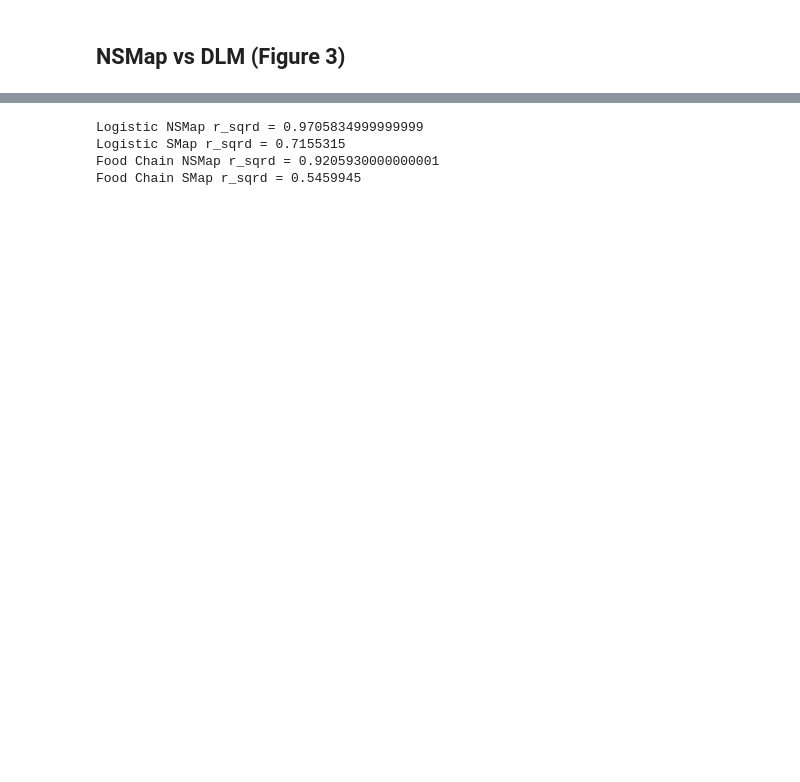
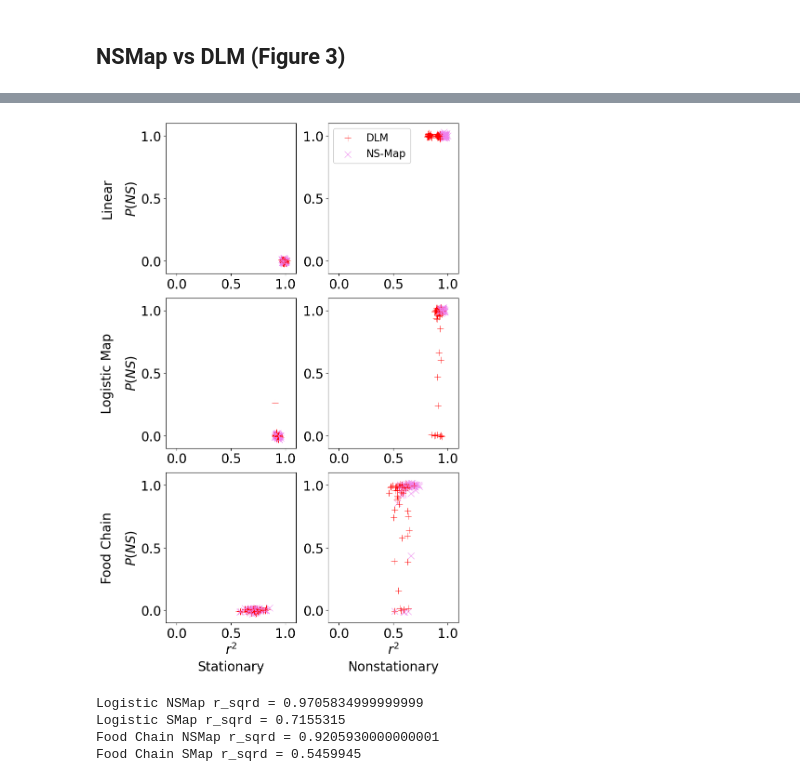
Before and after one commit to kenflat2/NS-Map, a Jupyter notebook: experiments/simulated_round_1/plot_round1_results.ipynb, the cells around one changed output, grey strips where cells are left out. Saved outputs shown, nothing was run; the diff lists cells and outputs as text; code cells hidden in the pictures; blank space fills up the shorter version.

```diff
--- a/experiments/simulated_round_1/plot_round1_results.ipynb
+++ b/experiments/simulated_round_1/plot_round1_results.ipynb
@@ -369,0 +324,79 @@ plt.tight_layout()
+# %%
+import seaborn as sns
+from scipy.stats import gaussian_kde
+from mpl_toolkits.axes_grid1 import make_axes_locatable
+vfig, vax = plt.subplots(3,2,figsize=(8,12))
+B = 40
+size = 1e2  # Make points much smaller
+fontsize_axis = 20
+fontsize_ticks = 20
+fontsize_text = 20
+
+text_padding_y = -0.4
+text_padding_x = -0.25
+
+marginal_kde_bandwidth = 1e0
+
+dithering = lambda : rand.normal(0, 0.01, N_replicates)
+
+scatter_colors = ["red", "violet"]  # DLM, NS-Map
+
+for m, model in enumerate(["lin", "l", "fc"]):
+    for s, status in enumerate(["stat", "nonstat"]):
+        data = locals()[model + "_" + status]
+        x_dlm = data[:,-2] + dithering()
+        y_dlm = np.maximum(data[:,3], 0) + dithering()
+        x_nsmap = data[:,-1] + dithering()
+        y_nsmap = np.maximum(data[:,1], 0) + dithering()
+        ax = vax[m,min(1,s)]
+        # Alternate scatter points for DLM and NS-Map
+        n_points = min(len(x_dlm), len(x_nsmap))
+        for i in range(n_points):
+            ax.scatter(x_dlm[i], y_dlm[i], color=scatter_colors[0], marker='+', s=size, alpha=1, label="DLM" if i==0 else None, edgecolors='black', linewidths=0.7)
+            ax.scatter(x_nsmap[i], y_nsmap[i], marker='x', color=scatter_colors[1], s=size, alpha=1, label="NS-Map" if i==0 else None, edgecolors='black', linewidths=0.7)
+        # If one array is longer, plot remaining points
+        for i in range(n_points, len(x_dlm)):
+            ax.scatter(x_dlm[i], y_dlm[i], color=scatter_colors[0], marker='+', s=size, alpha=1, edgecolors='black', linewidths=0.7)
+        for i in range(n_points, len(x_nsmap)):
+            ax.scatter(x_nsmap[i], y_nsmap[i], marker='x', color=scatter_colors[1], s=size, alpha=1, edgecolors='black', linewidths=0.7)
+        """
+        # Marginal KDEs
+        divider = make_axes_locatable(ax)
+        ax_marg_x = divider.append_axes("bottom", size="15%", pad=0.0, sharex=ax)
+        ax_marg_y = divider.append_axes("left", size="15%", pad=0.0, sharey=ax)
+        # DLM marginal KDEs
+        sns.kdeplot(x_dlm, ax=ax_marg_x, color=scatter_colors[0], fill=True, linewidth=2, bw_method=marginal_kde_bandwidth)
+        sns.kdeplot(y_dlm, ax=ax_marg_y, color=scatter_colors[0], fill=True, linewidth=2, bw_method=marginal_kde_bandwidth)
+        # NS-Map marginal KDEs
+        sns.kdeplot(x_nsmap, ax=ax_marg_x, color=scatter_colors[1], fill=True, linewidth=2, bw_method=marginal_kde_bandwidth)
+        sns.kdeplot(y_nsmap, ax=ax_marg_y, color=scatter_colors[1], fill=True, linewidth=2, bw_method=marginal_kde_bandwidth)
+        ax_marg_x.axis('off')
+        ax_marg_y.axis('off')
+        """
+
+        ax.set_xlim([-0.1, 1.1])
+        ax.set_xticks([0.0, 0.5, 1.0])
+        ax.set_ylim([-0.1, 1.1])
+        ax.set_yticks([0.0, 0.5, 1.0])
+        ax.tick_params(axis='both',which='major', labelsize=fontsize_ticks)
+
+
+for i in range(3):
+    vax[i,0].set_ylabel(r"$P(NS)$",size=fontsize_axis)
+for i in range(2):
+    vax[2,i].set_xlabel(r"$r^2$",size=fontsize_axis)
+
+vax[0,0].text(text_padding_y, 0.5, "Linear", rotation=90, verticalalignment="center", horizontalalignment="right", transform=vax[0,0].transAxes,size=fontsize_text)
+vax[1,0].text(text_padding_y, 0.5, "Logistic Map", rotation=90, verticalalignment="center", horizontalalignment="right", transform=vax[1,0].transAxes,size=fontsize_text)
+vax[2,0].text(text_padding_y, 0.5, "Food Chain", rotation=90, verticalalignment="center", horizontalalignment="right", transform=vax[2,0].transAxes,size=fontsize_text)
+vax[2,0].text(0.5, text_padding_x, "Stationary", verticalalignment="top", horizontalalignment="center", transform=vax[2,0].transAxes,size=fontsize_text)
+vax[2,1].text(0.5, text_padding_x, "Nonstationary", verticalalignment="top", horizontalalignment="center", transform=vax[2,1].transAxes,size=fontsize_text)
+# vax[2,2].text(0.5, text_padding_x, "Fast Nonstationary",
+#               verticalalignment="top", horizontalalignment="center",
+#               transform=vax[2,2].transAxes,size=fontsize_text)
+
+vax[0,1].legend(fontsize=16, framealpha=1)
+plt.tight_layout()
+plt.savefig("../../Figures/round1_NSMap_vs_DLM.png", dpi=300)
+plt.savefig("../../figures_eps/round1_results/Figure_3.eps", format="eps", bbox_inches="tight", transparent = False)
+# %% [output]
@@ -370,3 +404,4 @@ plt.tight_layout()
+[figure, added]
 # %%
 # Compute the increase in forecast skill for nonlinear models from SMap to NSMap,
 # averaging over all nonstationary categories
```
Also changed, not shown: parts of 10 cells of this notebook, 21 other files.
